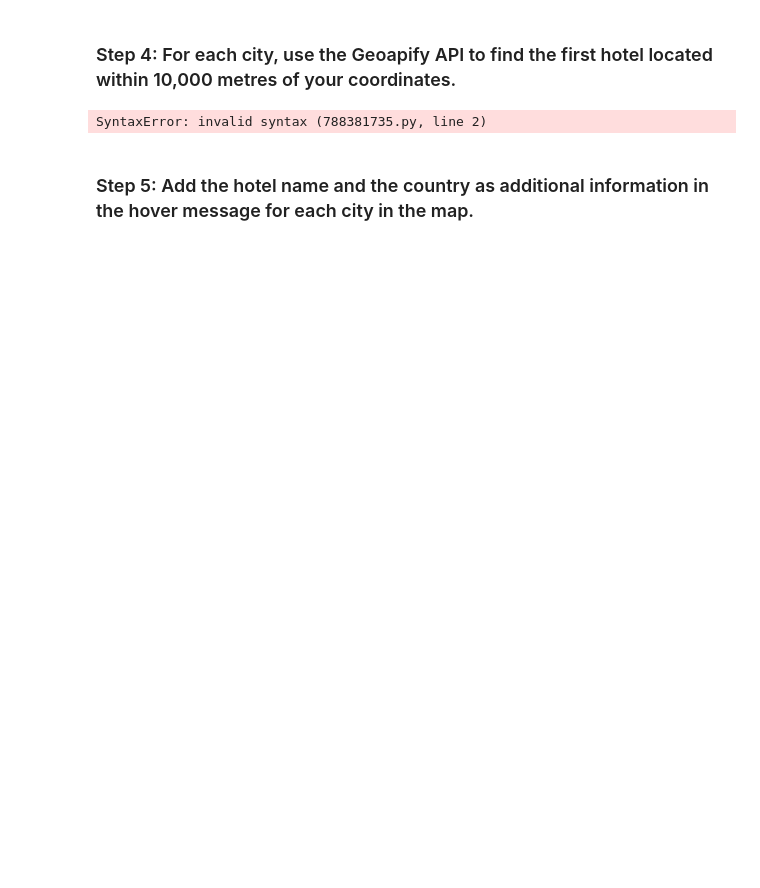
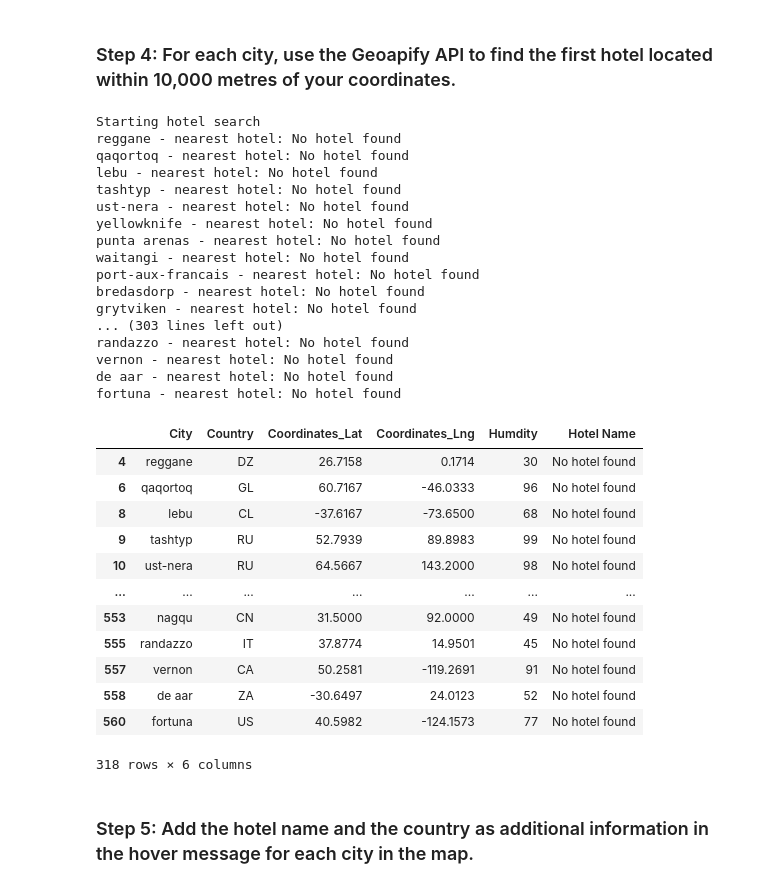
Before and after one commit to KDR9577/python-api-challenge, a Jupyter notebook: VacationPy/VacationPy.ipynb, the cells around one changed output. Cells and saved outputs as stored; diff of their text form; code cells hidden in the pictures; blank space fills up the shorter version.

```diff
--- a/VacationPy/VacationPy.ipynb
+++ b/VacationPy/VacationPy.ipynb
@@ -77,47 +111,78 @@ ideal_weather_df.shape
 ### Step 4: For each city, use the Geoapify API to find the first hotel located within 10,000 metres of your coordinates.
 # %%
 # Set parameters to search for a hotel
-radius = # YOUR CODE HERE
+radius = 10000
 params = {
-    # YOUR CODE HERE
+    "apiKey":geoapify_key,
+    "format":"json"
 }
 
 # Print a message to follow up the hotel search
 print("Starting hotel search")
 
 # Iterate through the hotel_df DataFrame
 for index, row in hotel_df.iterrows():
     # get latitude, longitude from the DataFrame
-    # YOUR CODE HERE
+    lat = ["Coordinates_Lat"]
+    lng = ["Coordinates_Lng"]
 
     # Add filter and bias parameters with the current city's latitude and longitude to the params dictionary
-    params["filter"] = # YOUR CODE HERE
-    params["bias"] = # YOUR CODE HERE
+    params["filter"] = f"circle:{lat}{lng}{radius}"
+    params["bias"] = f"proximity:{lng},{lat}"
 
     # Set base URL
     base_url = "https://api.geoapify.com/v2/places"
 
 
-    # Make and API request using the params dictionaty
-    name_address = # YOUR CODE HERE
+    # Make an API request using the params dictionaty
+    name_address = requests.get(base_url, params=params)
 
     # Convert the API response to JSON format
-    name_address = # YOUR CODE HERE
+    name_address = name_address.json()
 
     # Grab the first hotel from the results and store the name in the hotel_df DataFrame
     try:
         hotel_df.loc[index, "Hotel Name"] = name_address["features"][0]["properties"]["name"]
     except (KeyError, IndexError):
         # If no hotel is found, set the hotel name as "No hotel found".
         hotel_df.loc[index, "Hotel Name"] = "No hotel found"
 
     # Log the search results
     print(f"{hotel_df.loc[index, 'City']} - nearest hotel: {hotel_df.loc[index, 'Hotel Name']}")
 
 # Display sample data
 hotel_df
 # %% [output]
-SyntaxError: invalid syntax (788381735.py, line 2)
+Starting hotel search
+reggane - nearest hotel: No hotel found
+qaqortoq - nearest hotel: No hotel found
+lebu - nearest hotel: No hotel found
+tashtyp - nearest hotel: No hotel found
+ust-nera - nearest hotel: No hotel found
+yellowknife - nearest hotel: No hotel found
+punta arenas - nearest hotel: No hotel found
+waitangi - nearest hotel: No hotel found
+port-aux-francais - nearest hotel: No hotel found
+bredasdorp - nearest hotel: No hotel found
+grytviken - nearest hotel: No hotel found
+... (303 lines left out)
+randazzo - nearest hotel: No hotel found
+vernon - nearest hotel: No hotel found
+de aar - nearest hotel: No hotel found
+fortuna - nearest hotel: No hotel found
+|  | City | Country | Coordinates_Lat | Coordinates_Lng | Humdity | Hotel Name |
+| 4 | reggane | DZ | 26.7158 | 0.1714 | 30 | No hotel found |
+| 6 | qaqortoq | GL | 60.7167 | -46.0333 | 96 | No hotel found |
+| 8 | lebu | CL | -37.6167 | -73.6500 | 68 | No hotel found |
+| 9 | tashtyp | RU | 52.7939 | 89.8983 | 99 | No hotel found |
+| 10 | ust-nera | RU | 64.5667 | 143.2000 | 98 | No hotel found |
+| ... | ... | ... | ... | ... | ... | ... |
+| 553 | nagqu | CN | 31.5000 | 92.0000 | 49 | No hotel found |
+| 555 | randazzo | IT | 37.8774 | 14.9501 | 45 | No hotel found |
+| 557 | vernon | CA | 50.2581 | -119.2691 | 91 | No hotel found |
+| 558 | de aar | ZA | -30.6497 | 24.0123 | 52 | No hotel found |
+| 560 | fortuna | US | 40.5982 | -124.1573 | 77 | No hotel found |
+318 rows × 6 columns
 # %% [markdown]
 ### Step 5: Add the hotel name and the country as additional information in the hover message for each city in the map.
 # %%
```
Also changed, not shown: parts of 2 cells of this notebook.
